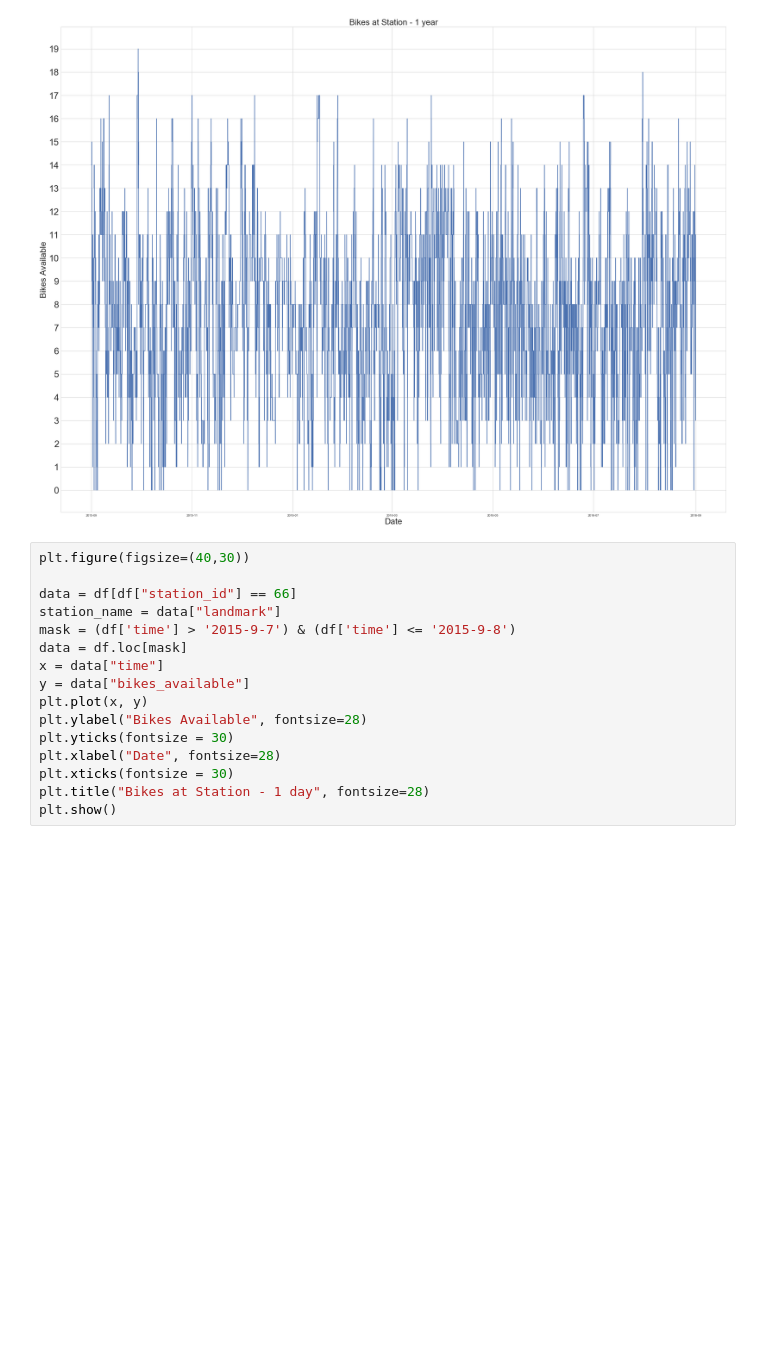
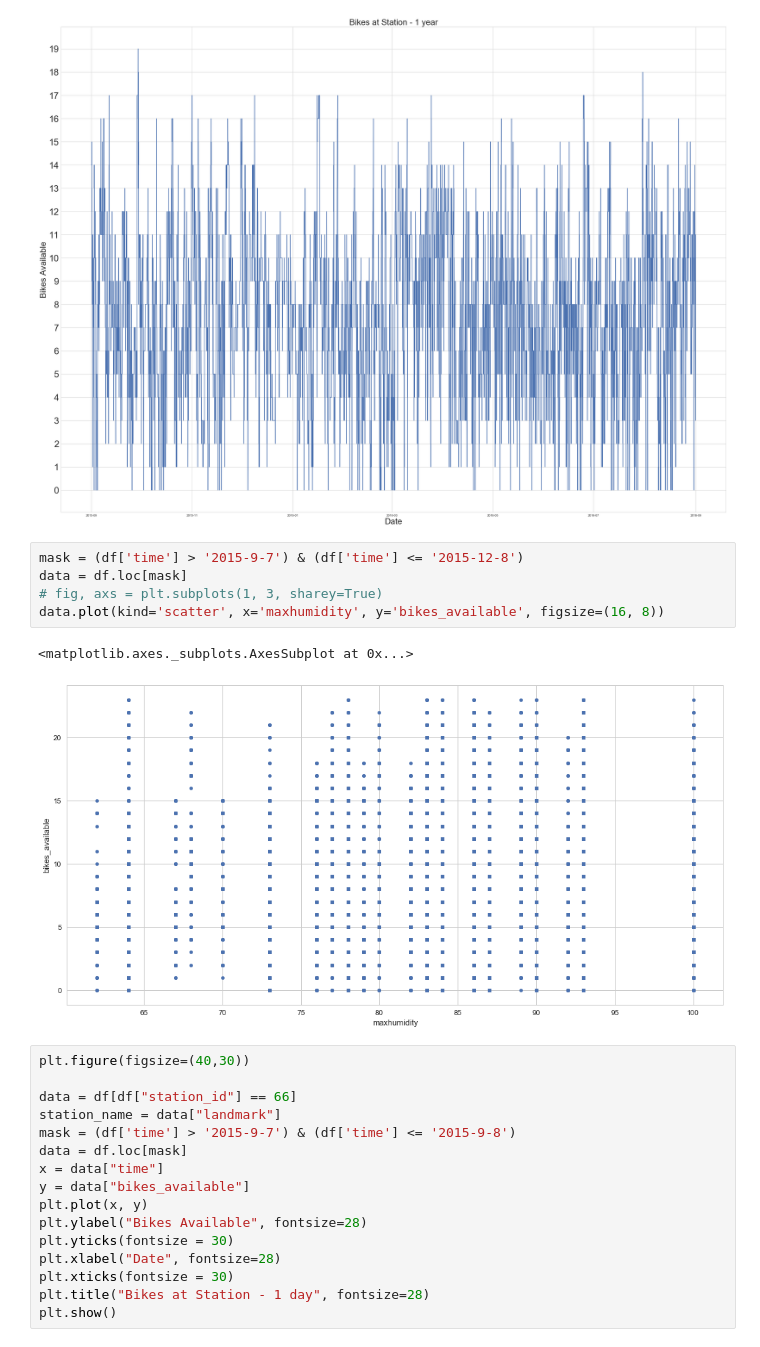
Before and after one commit to nullpointer0x00/ds-sfb, a Jupyter notebook: sfb/notebooks/San-Francisco-Bike-Share.ipynb, the cells around one changed output. Drawn from its saved outputs; the diff is of its cells as text; blank space fills up the shorter version.

```diff
--- a/notebooks/San-Francisco-Bike-Share.ipynb
+++ b/sfb/notebooks/San-Francisco-Bike-Share.ipynb
@@ -76,6 +59,14 @@ plt.yticks(fontsize = 30)
 plt.show()
 # %% [output]
 [figure]
+# %%
+mask = (df['time'] > '2015-9-7') & (df['time'] <= '2015-12-8')
+data = df.loc[mask]
+# fig, axs = plt.subplots(1, 3, sharey=True)
+data.plot(kind='scatter', x='maxhumidity', y='bikes_available', figsize=(16, 8))
+# %% [output]
+<matplotlib.axes._subplots.AxesSubplot at 0x...>
+[figure, added]
 # %%
 plt.figure(figsize=(40,30))
 
```
Also changed, not shown: parts of 2 cells of this notebook, 15 other files.
